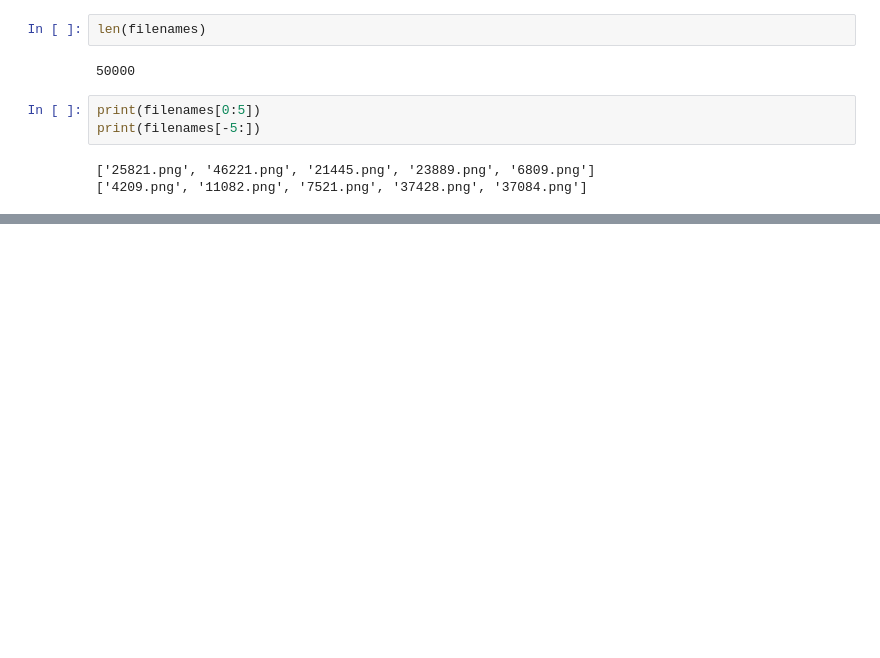
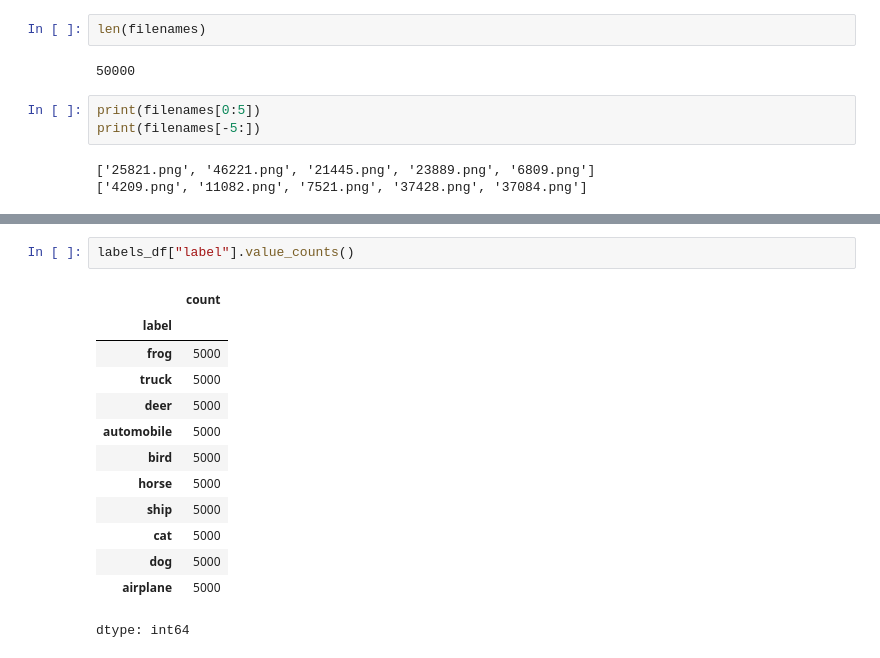
Before and after one commit to Kaarti22/object-recognition, a Jupyter notebook: object_recognition.ipynb, the cells around one changed output, grey strips where cells are left out. Cells and saved outputs as stored; diff of their text form; blank space fills up the shorter version.

```diff
--- a/object_recognition.ipynb
+++ b/object_recognition.ipynb
@@ -101,0 +152,16 @@ print(filenames[-5:])
+# %%
+labels_df["label"].value_counts()
+# %% [output]
+|  | count |
+| label |  |
+| frog | 5000 |
+| truck | 5000 |
+| deer | 5000 |
+| automobile | 5000 |
+| bird | 5000 |
+| horse | 5000 |
+| ship | 5000 |
+| cat | 5000 |
+| dog | 5000 |
+| airplane | 5000 |
+dtype: int64
```
Also changed, not shown: parts of 10 cells of this notebook.
